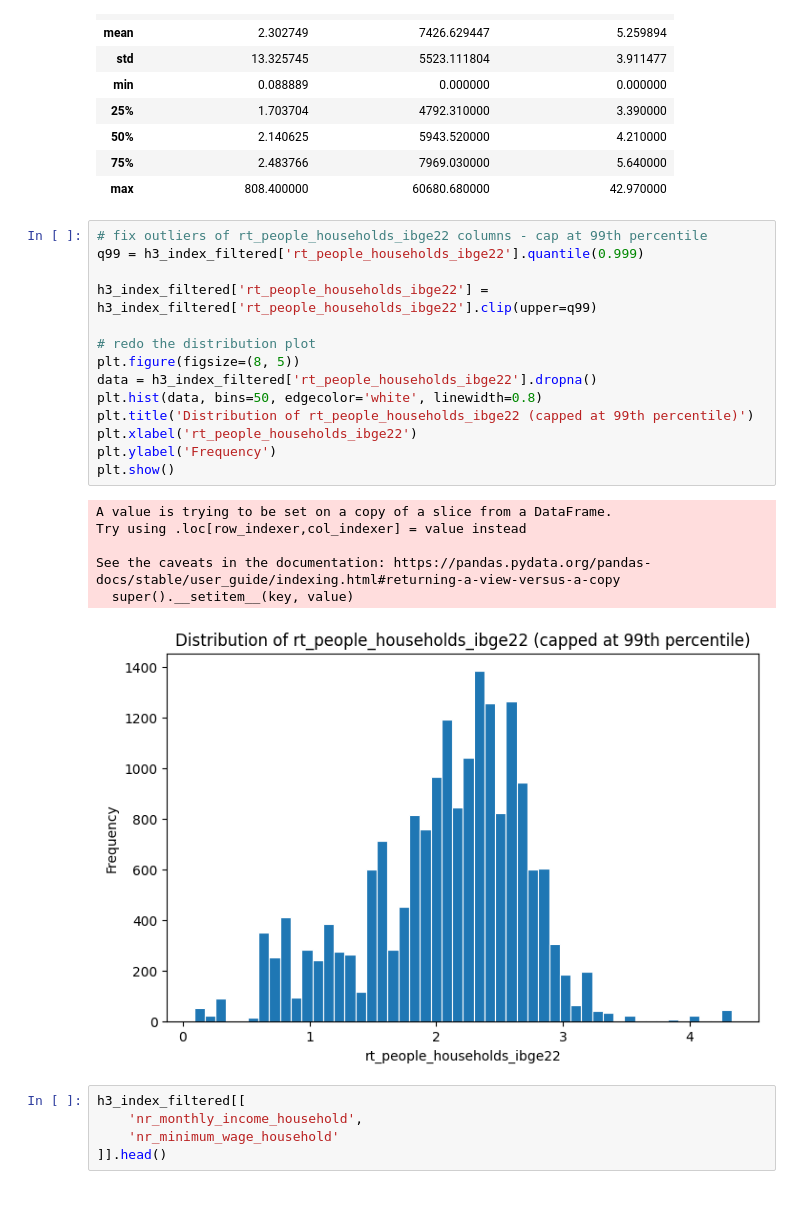
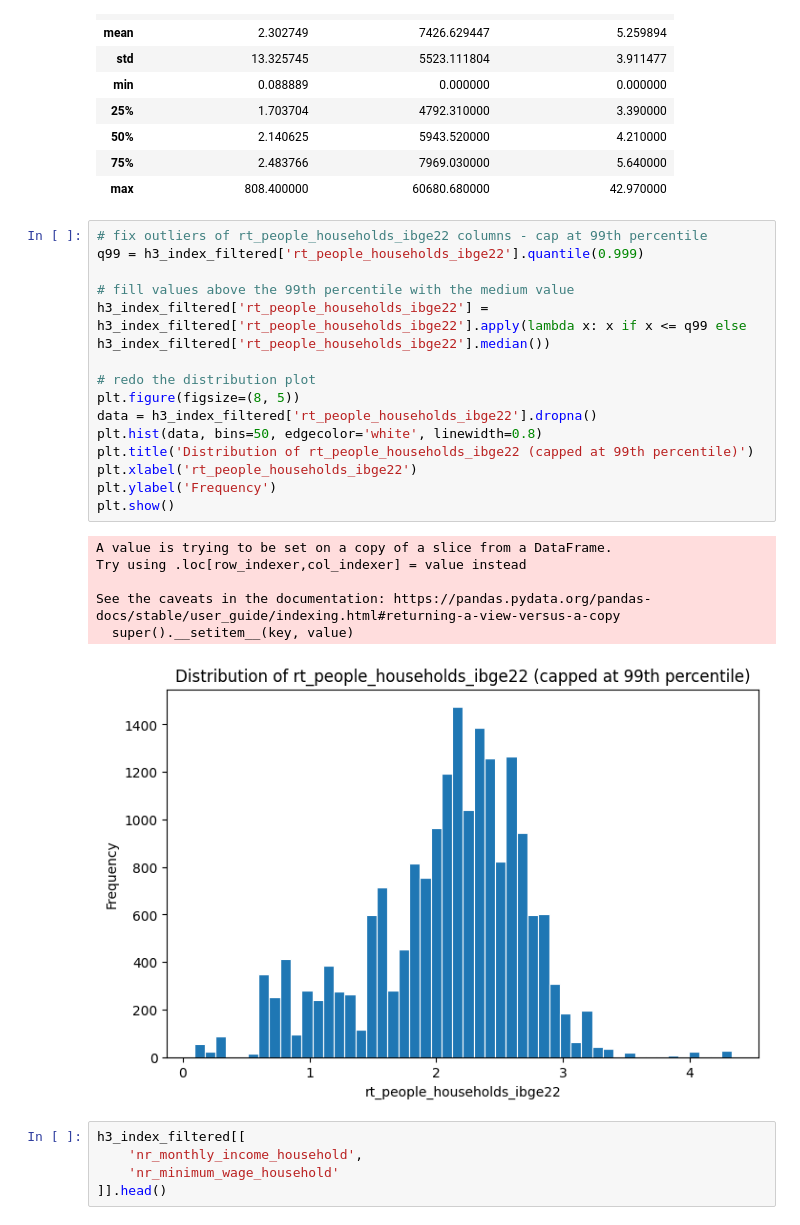
Before and after one commit to anabeatrizfig/urban-prediction-mpi-index, a Jupyter notebook: notebooks/01-preprocessing.ipynb, the cells around one changed output. Saved outputs shown, nothing was run; the diff lists cells and outputs as text.

```diff
--- a/notebooks/01-preprocessing.ipynb
+++ b/notebooks/01-preprocessing.ipynb
@@ -211,24 +213,25 @@ h3_index[[
 # %%
 # fix outliers of rt_people_households_ibge22 columns - cap at 99th percentile
 q99 = h3_index_filtered['rt_people_households_ibge22'].quantile(0.999)
 
-h3_index_filtered['rt_people_households_ibge22'] = h3_index_filtered['rt_people_households_ibge22'].clip(upper=q99)
+# fill values above the 99th percentile with the medium value
+h3_index_filtered['rt_people_households_ibge22'] = h3_index_filtered['rt_people_households_ibge22'].apply(lambda x: x if x <= q99 else h3_index_filtered['rt_people_households_ibge22'].median())
 
 # redo the distribution plot
 plt.figure(figsize=(8, 5))
 data = h3_index_filtered['rt_people_households_ibge22'].dropna()
 plt.hist(data, bins=50, edgecolor='white', linewidth=0.8)
 plt.title('Distribution of rt_people_households_ibge22 (capped at 99th percentile)')
 plt.xlabel('rt_people_households_ibge22')
 plt.ylabel('Frequency')
 plt.show()
 # %% [output]
 A value is trying to be set on a copy of a slice from a DataFrame.
 Try using .loc[row_indexer,col_indexer] = value instead
 
 See the caveats in the documentation: https://pandas.pydata.org/pandas-docs/stable/user_guide/indexing.html#returning-a-view-versus-a-copy
   super().__setitem__(key, value)
-[figure, old version]
+[figure, new version]
 # %%
 h3_index_filtered[[
     'nr_monthly_income_household',
```
Also changed, not shown: parts of 4 cells of this notebook.
